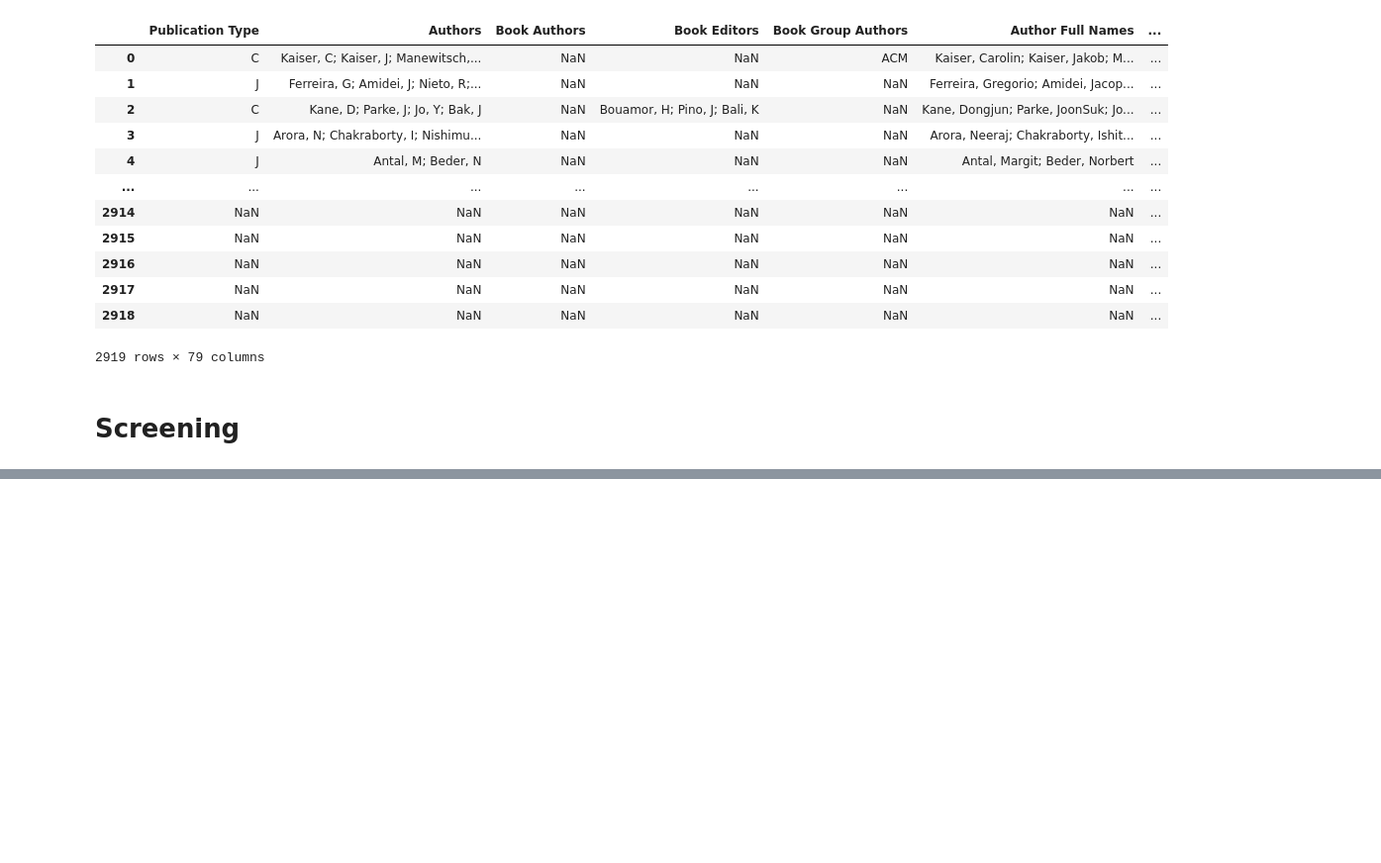
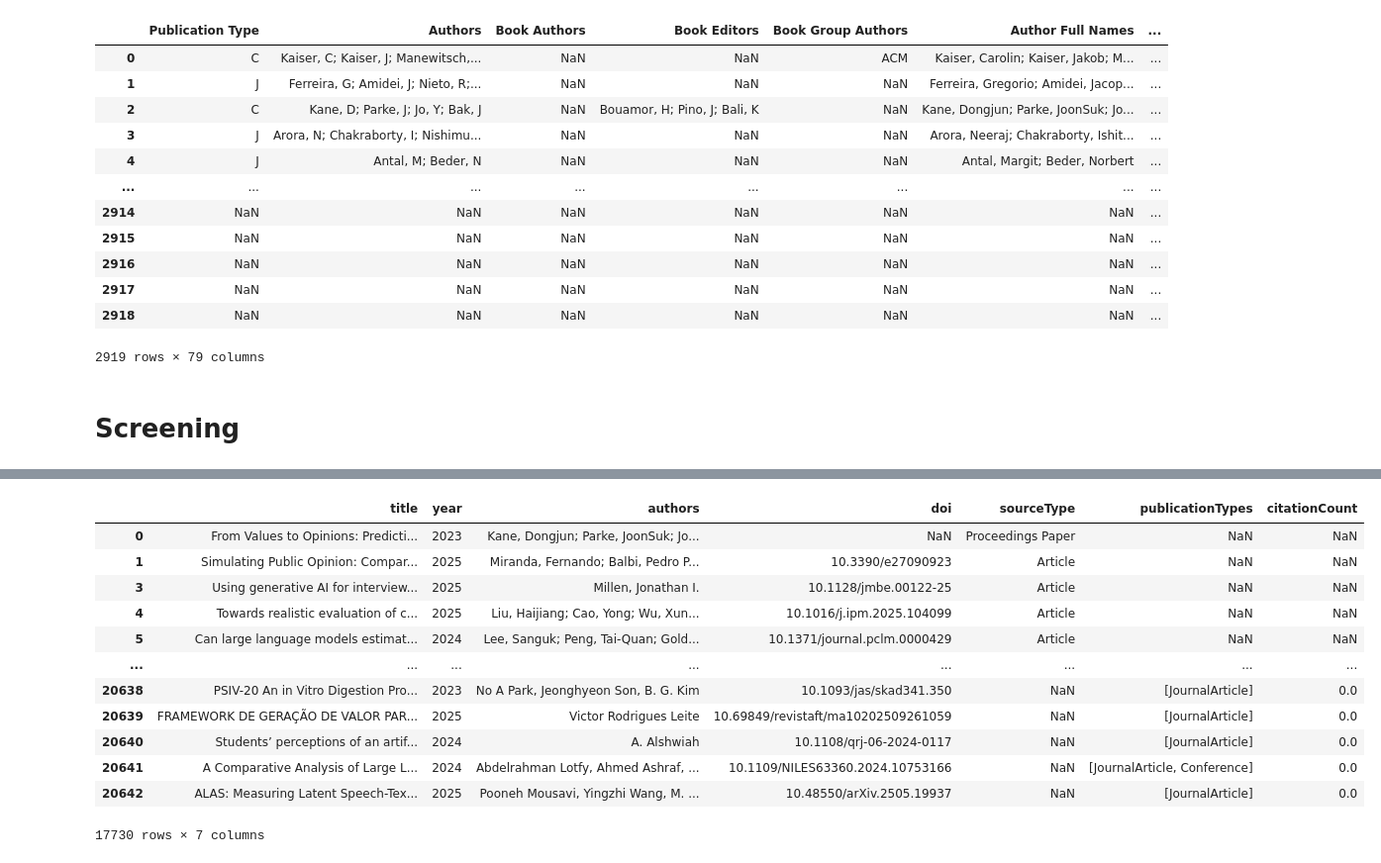
Before and after one commit to haoting-chan/AIRESIL, a Jupyter notebook: Database_extraction.ipynb, the cells around one changed output, grey strips where cells are left out. Shown at 99% size. Drawn from its saved outputs; the diff is of its cells as text; code cells hidden in the pictures; blank space fills up the shorter version.

```diff
--- a/Database_extraction.ipynb
+++ b/Database_extraction.ipynb
@@ -1369,0 +1570,21 @@ df_combined_final
+# %%
+df_WoS_final = df_WoS_final.copy()
+df_SS_final = df_SS_final.copy()
+
+df_WoS_final.loc[:, 'norm_title'] = df_WoS_final['title'].map(normalize_title)
+df_SS_final.loc[:, 'norm_title'] = df_SS_final['title'].map(normalize_title)
+
+# Check for missing papers in SS by DOI first, then by normalized title
+wos_dois = set(df_WoS_final['doi'].dropna().str.lower())
+ss_dois = set(df_SS_final['doi'].dropna().str.lower())
+
+missing_by_doi = df_WoS_final[df_WoS_final['doi'].notna() & ~df_WoS_final['doi'].str.lower().isin(ss_dois)]
+print(f'Number of papers missing in SS by DOI: {len(missing_by_doi)}')
+
+ss_norm_titles = set(df_SS_final['norm_title'])
+missing_by_title = df_WoS_final[df_WoS_final['doi'].isna() & ~df_WoS_final['norm_title'].isin(ss_norm_titles)]
+print(f'Number of papers missing in SS by Title: {len(missing_by_title)}')
+
+# Combine results
+df_missing_in_SS = pd.concat([missing_by_doi, missing_by_title]).drop_duplicates().reset_index(drop=True)
+df_missing_in_SS
@@ -1369,0 +1623,26 @@ df_combined_final
+# %%
+# Merge df_WoS_final and df_SS_final
+df_merged = pd.concat([df_WoS_final, df_SS_final], ignore_index=True)
+
+df_merged = df_merged.drop_duplicates(subset=['doi'], keep='first')
+df_merged = df_merged.drop_duplicates(subset=['title'], keep='first')
+
+df_merged.reset_index(drop=True, inplace=True)
+
+# filter for years 2022 to 2025
+df_merged = df_merged[(df_merged['year'] >= 2022)]
+df_merged
+# %% [output]
+|  | title | year | authors | doi | sourceType | publicationTypes | citationCount |
+| 0 | From Values to Opinions: Predicti... | 2023 | Kane, Dongjun; Parke, JoonSuk; Jo... | NaN | Proceedings Paper | NaN | NaN |
+| 1 | Simulating Public Opinion: Compar... | 2025 | Miranda, Fernando; Balbi, Pedro P... | 10.3390/e27090923 | Article | NaN | NaN |
+| 3 | Using generative AI for interview... | 2025 | Millen, Jonathan I. | 10.1128/jmbe.00122-25 | Article | NaN | NaN |
+| 4 | Towards realistic evaluation of c... | 2025 | Liu, Haijiang; Cao, Yong; Wu, Xun... | 10.1016/j.ipm.2025.104099 | Article | NaN | NaN |
+| 5 | Can large language models estimat... | 2024 | Lee, Sanguk; Peng, Tai-Quan; Gold... | 10.1371/journal.pclm.0000429 | Article | NaN | NaN |
+| ... | ... | ... | ... | ... | ... | ... | ... |
+| 20638 | PSIV-20 An in Vitro Digestion Pro... | 2023 | No A Park, Jeonghyeon Son, B. G. Kim | 10.1093/jas/skad341.350 | NaN | [JournalArticle] | 0.0 |
+| 20639 | FRAMEWORK DE GERAÇÃO DE VALOR PAR... | 2025 | Victor Rodrigues Leite | 10.69849/revistaft/ma10202509261059 | NaN | [JournalArticle] | 0.0 |
+| 20640 | Students’ perceptions of an artif... | 2024 | A. Alshwiah | 10.1108/qrj-06-2024-0117 | NaN | [JournalArticle] | 0.0 |
+| 20641 | A Comparative Analysis of Large L... | 2024 | Abdelrahman Lotfy, Ahmed Ashraf, ... | 10.1109/NILES63360.2024.10753166 | NaN | [JournalArticle, Conference] | 0.0 |
+| 20642 | ALAS: Measuring Latent Speech-Tex... | 2025 | Pooneh Mousavi, Yingzhi Wang, M. ... | 10.48550/arXiv.2505.19937 | NaN | [JournalArticle] | 0.0 |
+17730 rows × 7 columns
```
Also changed, not shown: parts of 28 cells of this notebook.
